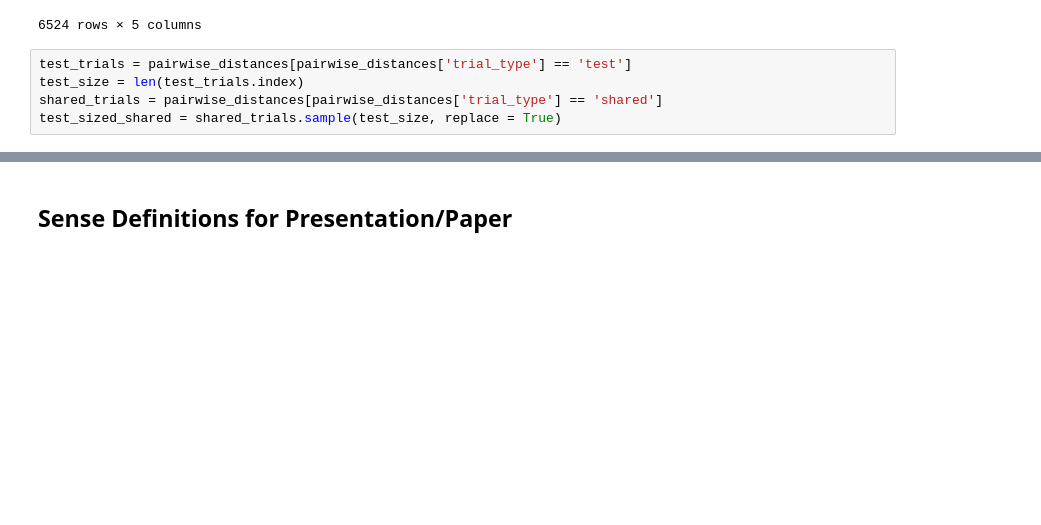
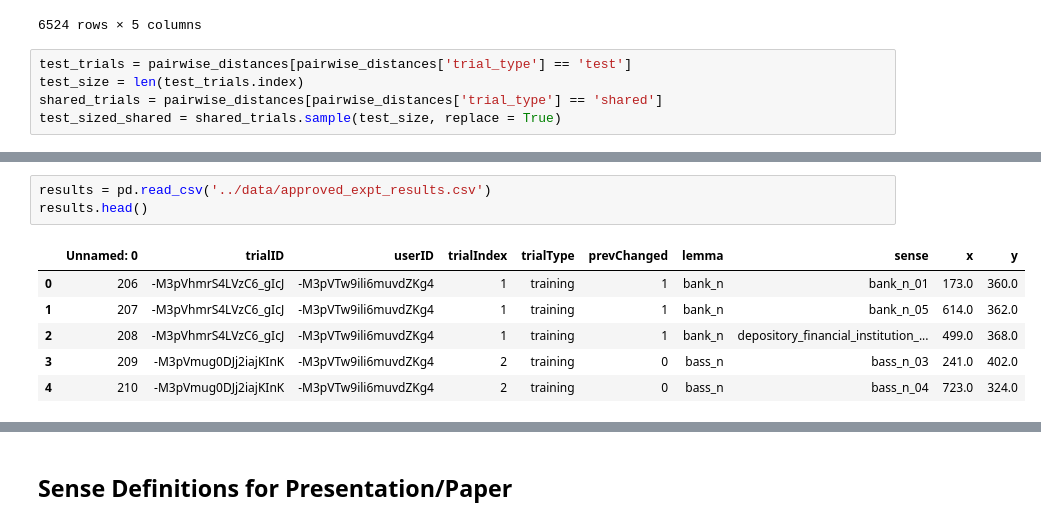
Before and after one commit to sathvikn/bert-wordsense, a Jupyter notebook: codebase/notebooks/pilesort-analysis-full.ipynb, the cells around one changed output, grey strips where cells are left out. Cells and saved outputs as stored; diff of their text form; blank space fills up the shorter version.

```diff
--- a/codebase/notebooks/pilesort-analysis-full.ipynb
+++ b/codebase/notebooks/pilesort-analysis-full.ipynb
@@ -189,0 +206,10 @@ SpearmanrResult(correlation=0.01399023844849711, pvalue=0.3171761735926944)
+# %%
+results = pd.read_csv('../data/approved_expt_results.csv')
+results.head()
+# %% [output]
+|  | Unnamed: 0 | trialID | userID | trialIndex | trialType | prevChanged | lemma | sense | x | y |
+| 0 | 206 | -M3pVhmrS4LVzC6_gIcJ | -M3pVTw9ili6muvdZKg4 | 1 | training | 1 | bank_n | bank_n_01 | 173.0 | 360.0 |
+| 1 | 207 | -M3pVhmrS4LVzC6_gIcJ | -M3pVTw9ili6muvdZKg4 | 1 | training | 1 | bank_n | bank_n_05 | 614.0 | 362.0 |
+| 2 | 208 | -M3pVhmrS4LVzC6_gIcJ | -M3pVTw9ili6muvdZKg4 | 1 | training | 1 | bank_n | depository_financial_institution_... | 499.0 | 368.0 |
+| 3 | 209 | -M3pVmug0DJj2iajKInK | -M3pVTw9ili6muvdZKg4 | 2 | training | 0 | bass_n | bass_n_03 | 241.0 | 402.0 |
+| 4 | 210 | -M3pVmug0DJj2iajKInK | -M3pVTw9ili6muvdZKg4 | 2 | training | 0 | bass_n | bass_n_04 | 723.0 | 324.0 |
```
Also changed, not shown: parts of 12 cells of this notebook.
